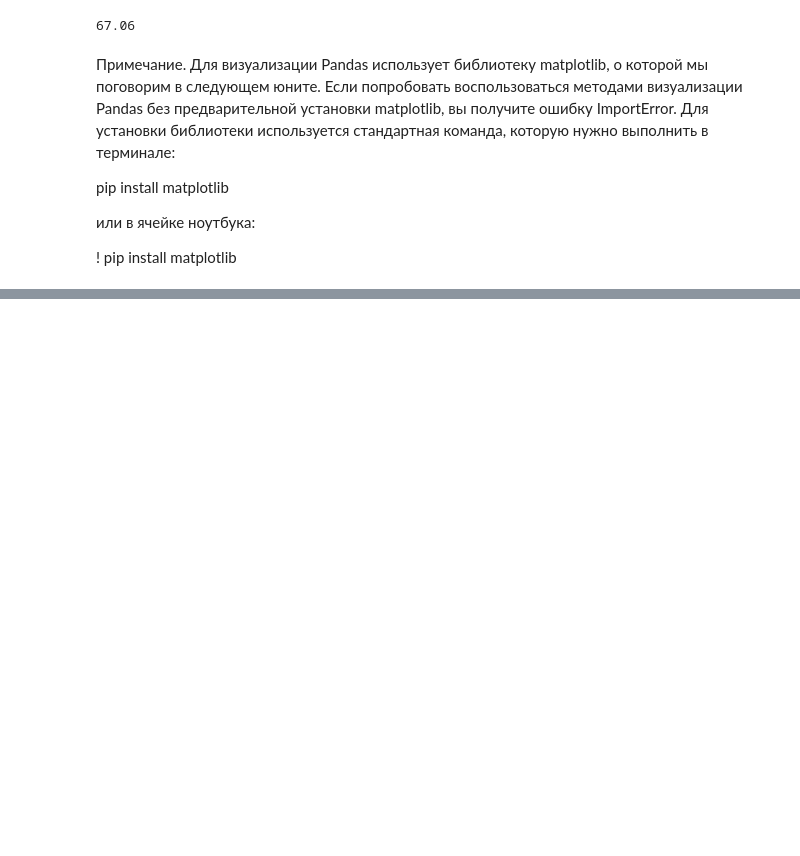
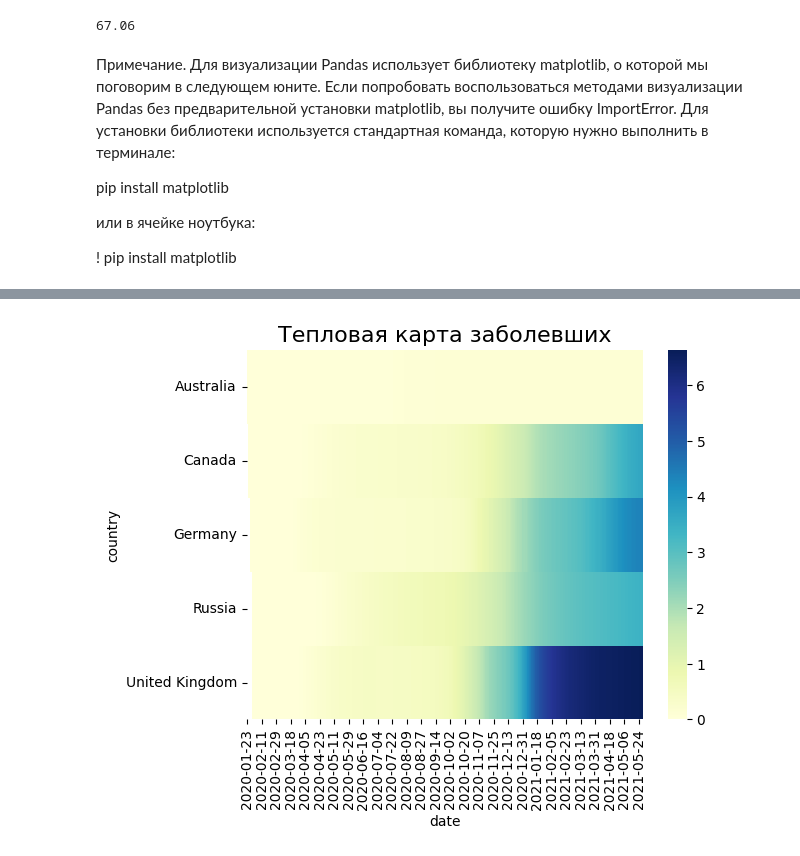
Before and after one commit to Maverick29rus/sf_data_science, a Jupyter notebook: PYTHON-13. Визуализация данных/covid_data.ipynb, the cells around one changed output, grey strips where cells are left out. Cells and saved outputs as stored; diff of their text form; code cells hidden in the pictures; blank space fills up the shorter version.

```diff
--- a/PYTHON-13. Визуализация данных/covid_data.ipynb
+++ b/PYTHON-13. Визуализация данных/covid_data.ipynb
@@ -184,0 +198,17 @@ pip install matplotlib
+# %%
+countries = ['Russia', 'Australia', 'Germany', 'Canada', 'United Kingdom']
+croped_covid_df = covid_df[covid_df['country'].isin(countries)]
+
+populations = pd.DataFrame([
+    ['Canada', 37664517],
+    ['Germany', 83721496],
+    ['Russia', 145975300],
+    ['Australia', 25726900],
+    ['United Kingdom', 67802690]
+    ],
+    columns=['country', 'population']
+)
+croped_covid_df = croped_covid_df.merge(populations, on=['country'])
+croped_covid_df['daily_confirmed_per_hundred'] = croped_covid_df['daily_confirmed'] / croped_covid_df['population'] * 100
+croped_covid_df['confirmed_per_hundred'] = croped_covid_df['confirmed'] / croped_covid_df['population'] * 100
+croped_covid_df.head()
@@ -184,0 +223,8 @@ pip install matplotlib
+# %%
+pivot = croped_covid_df.pivot_table(
+    values='confirmed_per_hundred',
+    columns='date',
+    index='country',
+)
+pivot.columns = pivot.columns.astype('string')
+display(pivot)
@@ -184,0 +240,5 @@ pip install matplotlib
+# %%
+heatmap = sns.heatmap(data=pivot, cmap='YlGnBu')
+heatmap.set_title('Тепловая карта заболевших', fontsize=16);
+# %% [output]
+[figure, added]
```
Also changed, not shown: parts of 7 cells of this notebook, 2 other files.
